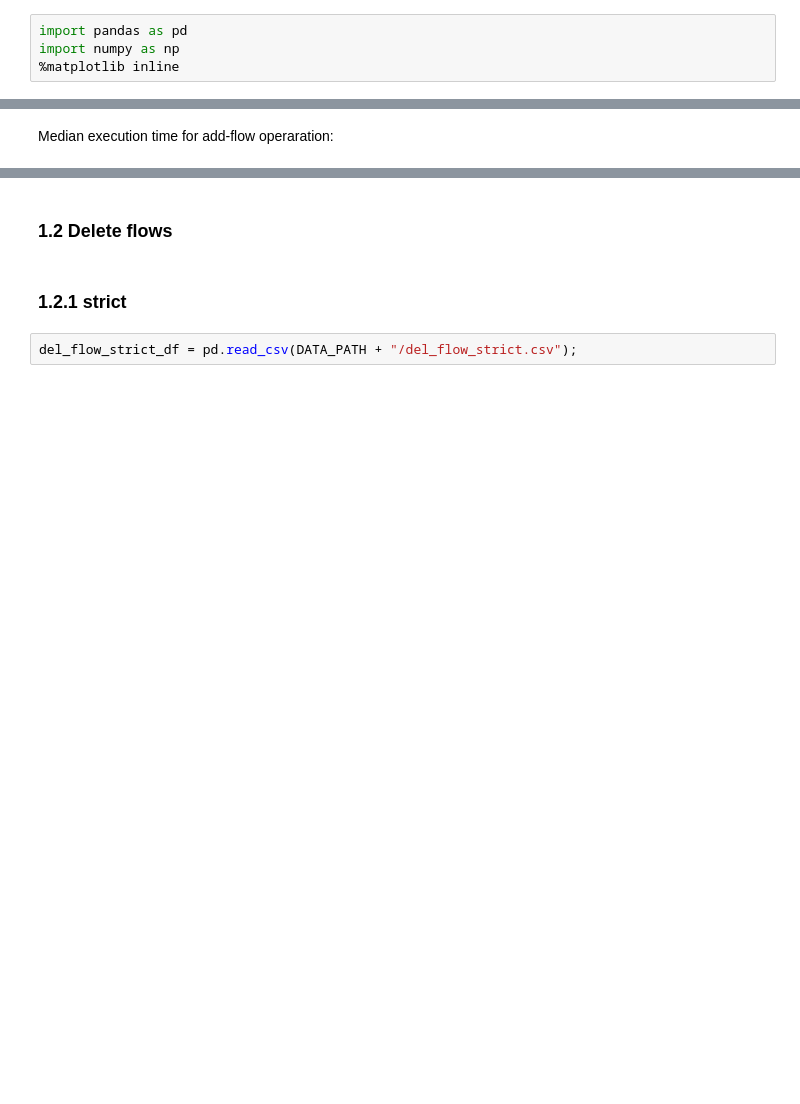
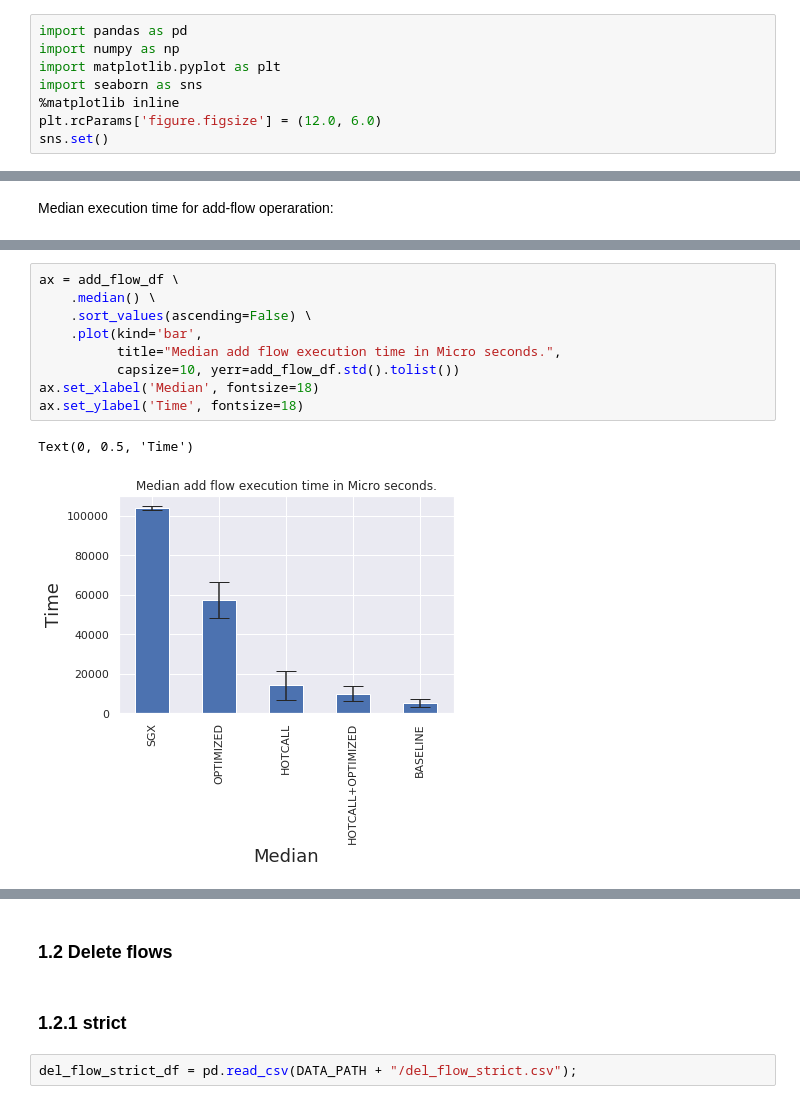
Before and after one commit to jakobsvenningsson/ovs-sgx, a Jupyter notebook: benchmark/results.ipynb, the cells around one changed output, grey strips where cells are left out. Drawn from its saved outputs; the diff is of its cells as text; blank space fills up the shorter version.

```diff
--- a/benchmark/results.ipynb
+++ b/benchmark/results.ipynb
@@ -5,5 +5,9 @@ This notebook will be used to display the results of my optimized version of ovs
 # %%
 import pandas as pd
 import numpy as np
+import matplotlib.pyplot as plt
+import seaborn as sns
 %matplotlib inline
+plt.rcParams['figure.figsize'] = (12.0, 6.0)
+sns.set()
 # %%
@@ -40 +60,13 @@ SGX    16352.0
 dtype: float64
+# %%
+ax = add_flow_df \
+    .median() \
+    .sort_values(ascending=False) \
+    .plot(kind='bar',
+          title="Median add flow execution time in Micro seconds.",
+          capsize=10, yerr=add_flow_df.std().tolist())
+ax.set_xlabel('Median', fontsize=18)
+ax.set_ylabel('Time', fontsize=18)
+# %% [output]
+Text(0, 0.5, 'Time')
+[figure, added]
```
Also changed, not shown: parts of 25 cells of this notebook, 59 other files.
